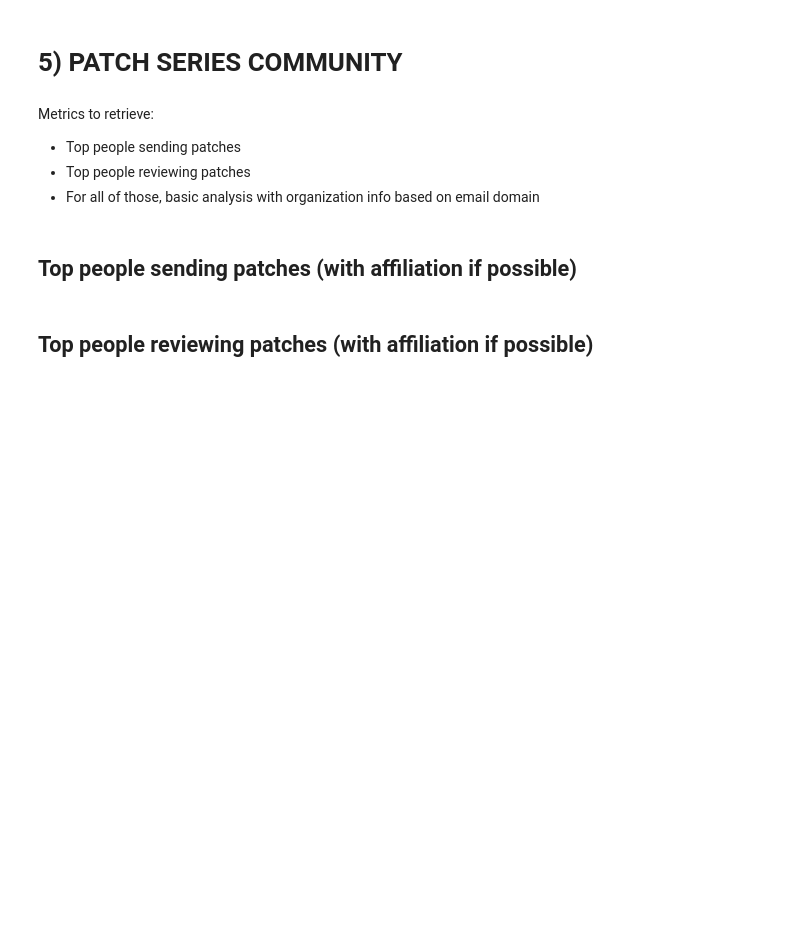
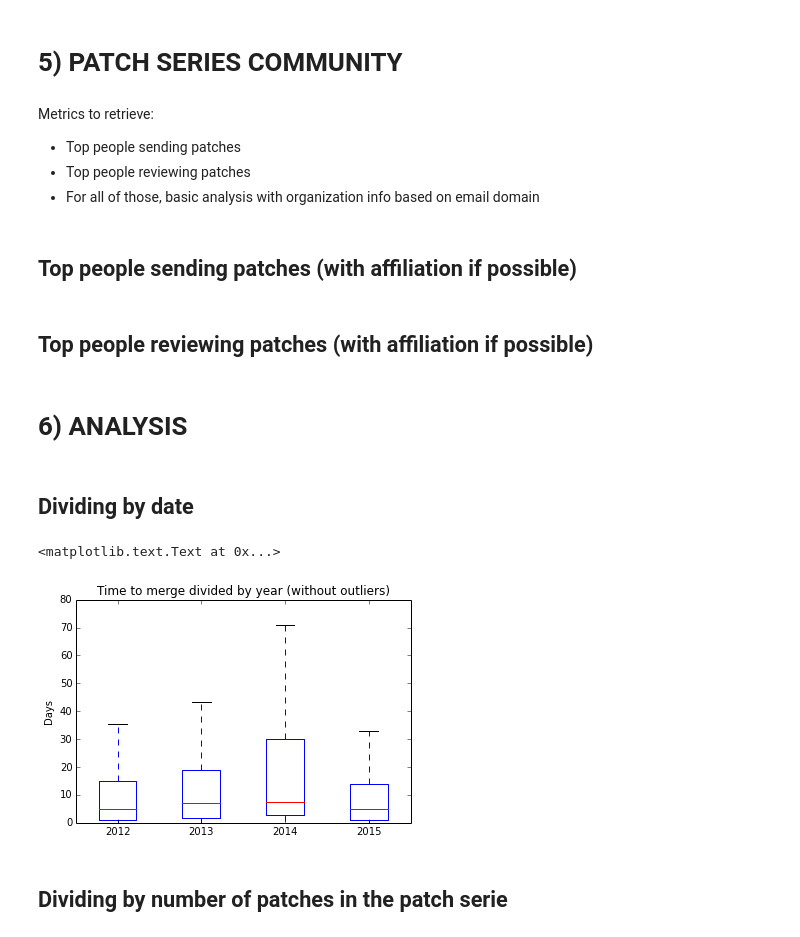
Before and after one commit to dicortazar/ipython-notebooks, a Jupyter notebook: projects/xen-analysis/Code-Review-Metrics.ipynb, the cells around one changed output. Cells and saved outputs as stored; diff of their text form; code cells hidden in the pictures; blank space fills up the shorter version.

Commit message:
[xen] Add some analysis

```diff
--- a/projects/xen-analysis/Code-Review-Metrics.ipynb
+++ b/projects/xen-analysis/Code-Review-Metrics.ipynb
@@ -1071,3 +1074,32 @@ Metrics to retrieve:
 ## Top people reviewing patches (with affiliation if possible)
 # %%
 #TODO
+# %% [markdown]
+# 6) ANALYSIS
+# %% [markdown]
+## Dividing by date
+# %%
+# Taking time2merge dataframe
+time2merge_2015 = time2merge_df[time2merge_df["first_patch_date"] >= '2015-01-01']
+
+time2merge_2014 = time2merge_df[time2merge_df["first_patch_date"] >= '2014-01-01']
+time2merge_2014 = time2merge_2014[time2merge_2014["first_patch_date"] < '2015-01-01']
+
+time2merge_2013 = time2merge_df[time2merge_df["first_patch_date"] >= '2013-01-01']
+time2merge_2013 = time2merge_2013[time2merge_2013["first_patch_date"] < '2014-01-01']
+
+time2merge_2012 = time2merge_df[time2merge_df["first_patch_date"] >= '2012-01-01']
+time2merge_2012 = time2merge_2012[time2merge_2012["first_patch_date"] < '2013-01-01']
+
+
+data=[time2merge_2012["time2merge_days"], time2merge_2013["time2merge_days"], time2merge_2014["time2merge_days"], time2merge_2015["time2merge_days"]]
+
+figure = pylab.boxplot(data, sym="")
+ticks = pylab.xticks([1, 2, 3, 4], ['2012', '2013', '2014', '2015'])
+pylab.title("Time to merge divided by year (without outliers)")
+pylab.ylabel("Days")
+# %% [output]
+<matplotlib.text.Text at 0x...>
+[figure, added]
+# %% [markdown]
+## Dividing by number of patches in the patch serie
```
Also changed, not shown: parts of 13 cells of this notebook.
